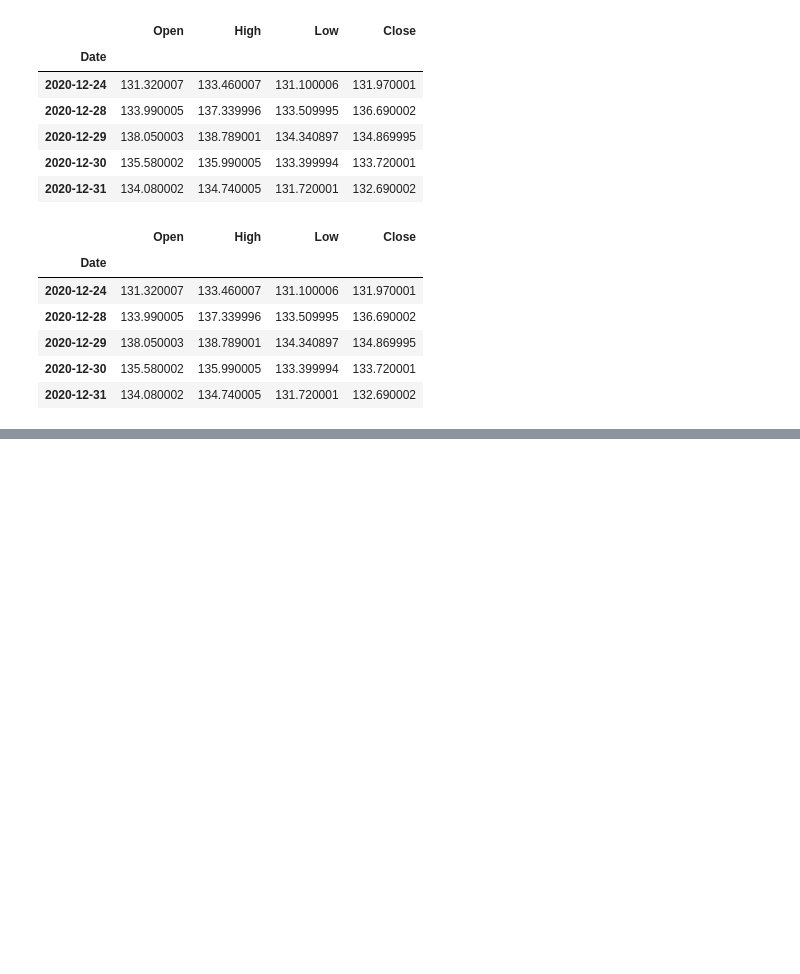
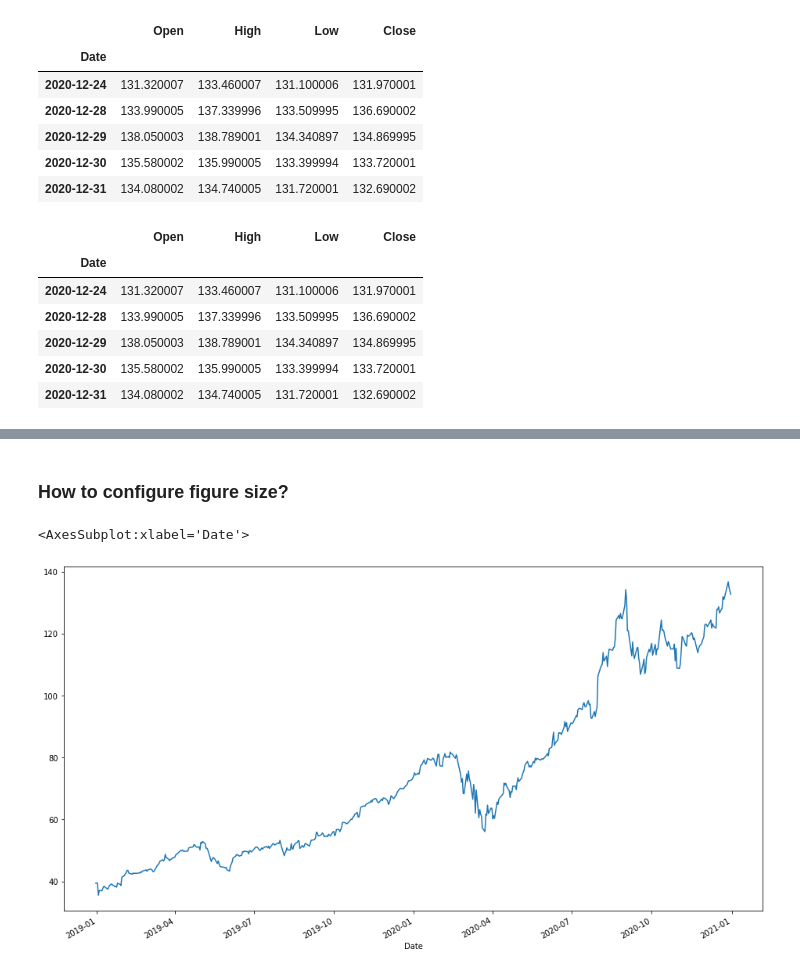
Before and after one commit to yongghongg/stock-screener, a Jupyter notebook: 07_pandas_df_tutorial_medium.ipynb, the cells around one changed output, grey strips where cells are left out. Cells and saved outputs as stored; diff of their text form; code cells hidden in the pictures; blank space fills up the shorter version.

```diff
--- a/07_pandas_df_tutorial_medium.ipynb
+++ b/07_pandas_df_tutorial_medium.ipynb
@@ -246,0 +426,7 @@ df.drop(columns=df.columns[4:]).tail()
+# %% [markdown]
+### How to configure figure size?
+# %%
+df['Close'].plot(figsize=(16,9))
+# %% [output]
+<AxesSubplot:xlabel='Date'>
+[figure, added]
```
Also changed, not shown: parts of 66 cells of this notebook, 1 other file.
